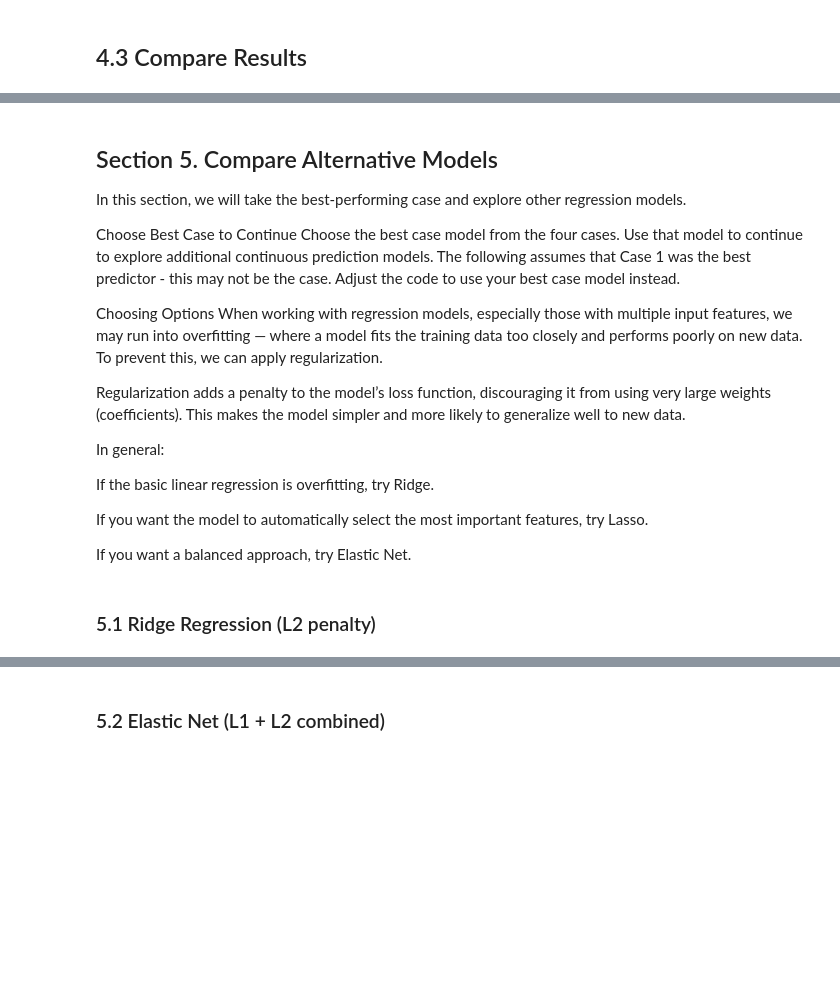
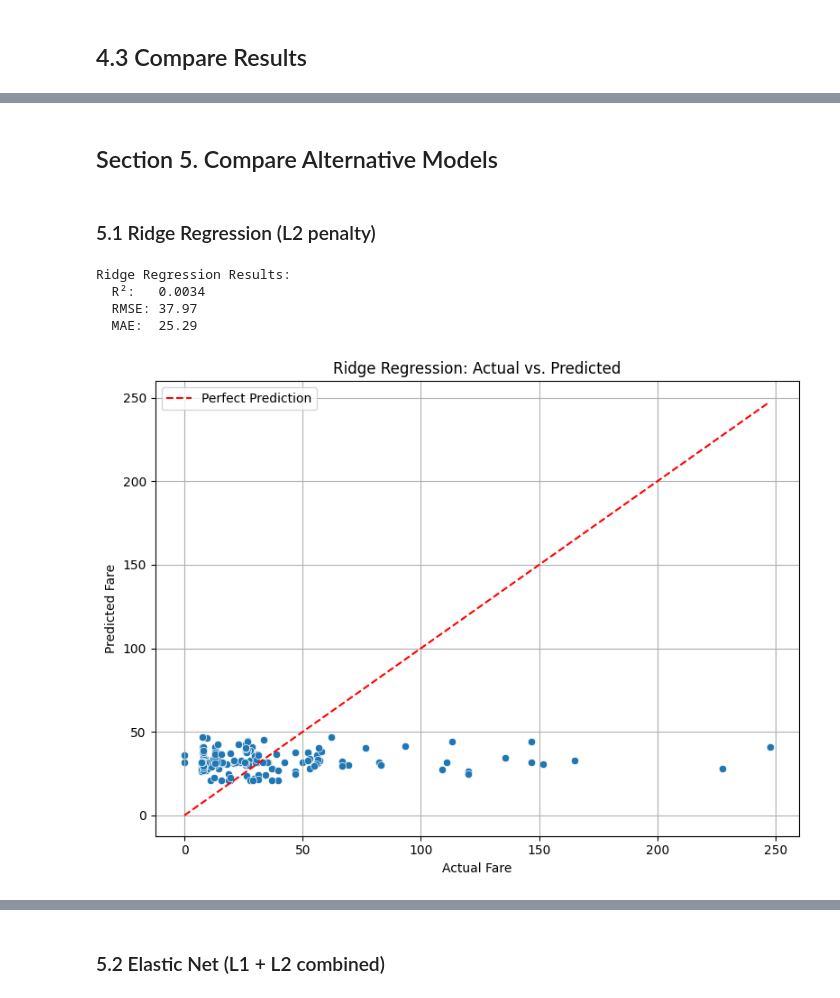
Before and after one commit to JBtallgrass/applied-ml-jballard, a Jupyter notebook: lab04/ml04_jballard.ipynb, the cells around one changed output, grey strips where cells are left out. Cells and saved outputs as stored; diff of their text form; code cells hidden in the pictures; blank space fills up the shorter version.

Commit message:
Lab04 Re run to save plots to plots folder

```diff
--- a/lab04/ml04_jballard.ipynb
+++ b/lab04/ml04_jballard.ipynb
@@ -265,46 +286,48 @@ print("Case 4: Test MAE:", mean_absolute_error(y1_test, y_pred_test4))
 2. **How do you know?**  It had the highest R² on both train and test sets, and the lowest RMSE and MAE. That means it captured more of the actual relationship between the input features and fare.
 
 3. **Would more training data help?**  Maybe. The model is doing a lot better, so more data could help it learn the patterns even more clearly — especially if the added data includes more variation in class, age, or group sizes.
-# %% [markdown]
-## Section 5. Compare Alternative Models
-In this section, we will take the best-performing case and explore other regression models.
-
-Choose Best Case to Continue
-Choose the best case model from the four cases. Use that model to continue to explore additional continuous prediction models. The following assumes that Case 1 was the best predictor  - this may not be the case. Adjust the code to use your best case model instead.
-
-Choosing Options
-When working with regression models, especially those with multiple input features, we may run into overfitting — where a model fits the training data too closely and performs poorly on new data. To prevent this, we can apply regularization.
-
-Regularization adds a penalty to the model’s loss function, discouraging it from using very large weights (coefficients). This makes the model simpler and more likely to generalize well to new data.
-
-In general:
-
-If the basic linear regression is overfitting, try Ridge.
-
-If you want the model to automatically select the most important features, try Lasso.
-
-If you want a balanced approach, try Elastic Net.
+# %% [markdown]
+## Section 5. Compare Alternative Models
 # %% [markdown]
 ### 5.1 Ridge Regression (L2 penalty)
 # %%
 # Ridge Regression CASE 1
 # Create a Ridge regression model
 ridge_model = Ridge(alpha=1.0)
 ridge_model.fit(X1_train, y1_train)
 
 #predict on the test set
 y_pred_ridge = ridge_model.predict(X1_test)
 
 # Evaluate
 ridge_r2 = r2_score(y1_test, y_pred_ridge)
 ridge_rmse = np.sqrt(mean_squared_error(y1_test, y_pred_ridge))
 ridge_mae = mean_absolute_error(y1_test, y_pred_ridge)
 
 # Print results
 print("Ridge Regression Results:")
 print(f"  R²:   {ridge_r2:.4f}")
 print(f"  RMSE: {ridge_rmse:.2f}")
 print(f"  MAE:  {ridge_mae:.2f}")
+
+# Scatter plot of actual vs predicted
+plt.figure(figsize=(8, 6))
+sns.scatterplot(x=y1_test, y=y_pred_ridge)
+plt.plot([y1_test.min(), y1_test.max()], [y1_test.min(), y1_test.max()], '--r', label='Perfect Prediction')
+plt.xlabel('Actual Fare')
+plt.ylabel('Predicted Fare')
+plt.title('Ridge Regression: Actual vs. Predicted')
+plt.legend()
+plt.grid(True)
+plt.tight_layout()
+plt.savefig(os.path.join(output_dir, 'ridge_regression_actual_vs_predicted.png'))
+plt.show()
+# %% [output]
+Ridge Regression Results:
+  R²:   0.0034
+  RMSE: 37.97
+  MAE:  25.29
+[figure, added]
 # %%
 # Ridge Regression CASE 4
 # Create a Ridge regression model
```
Also changed, not shown: parts of 18 cells of this notebook, 10 other files.
